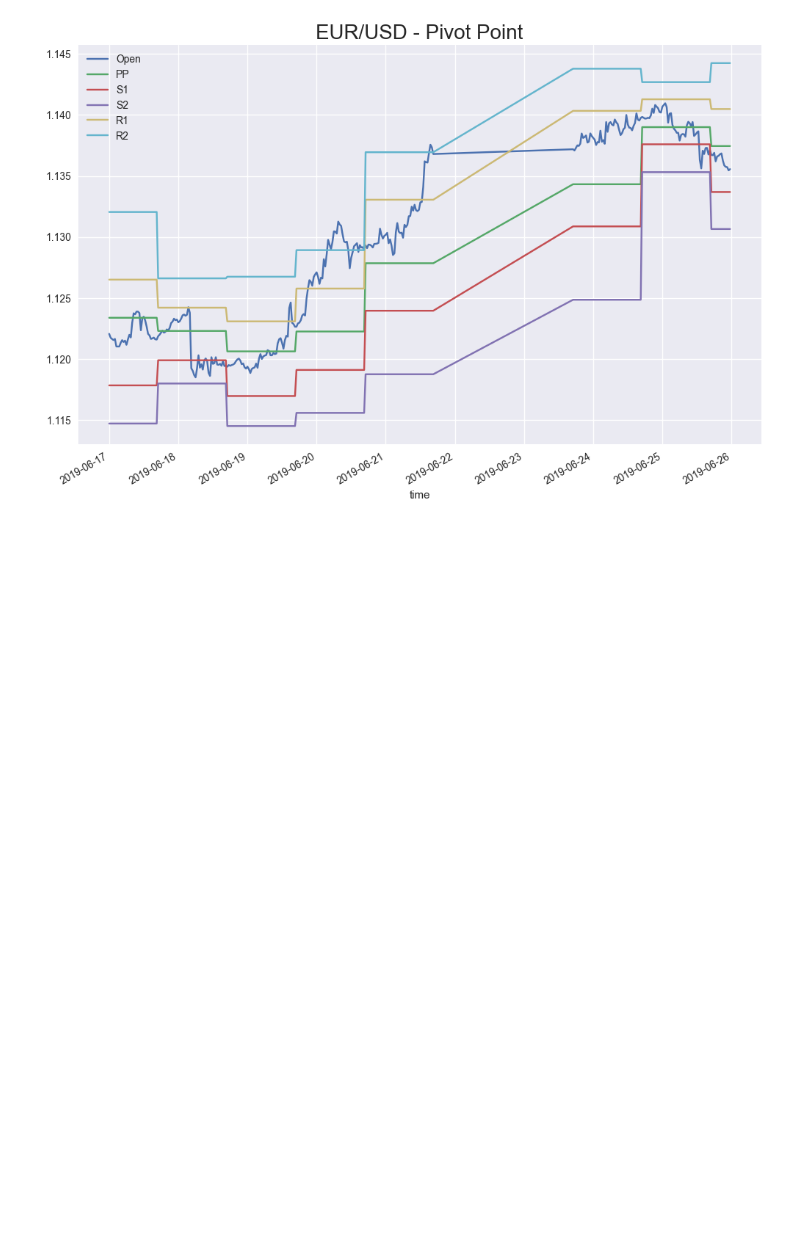
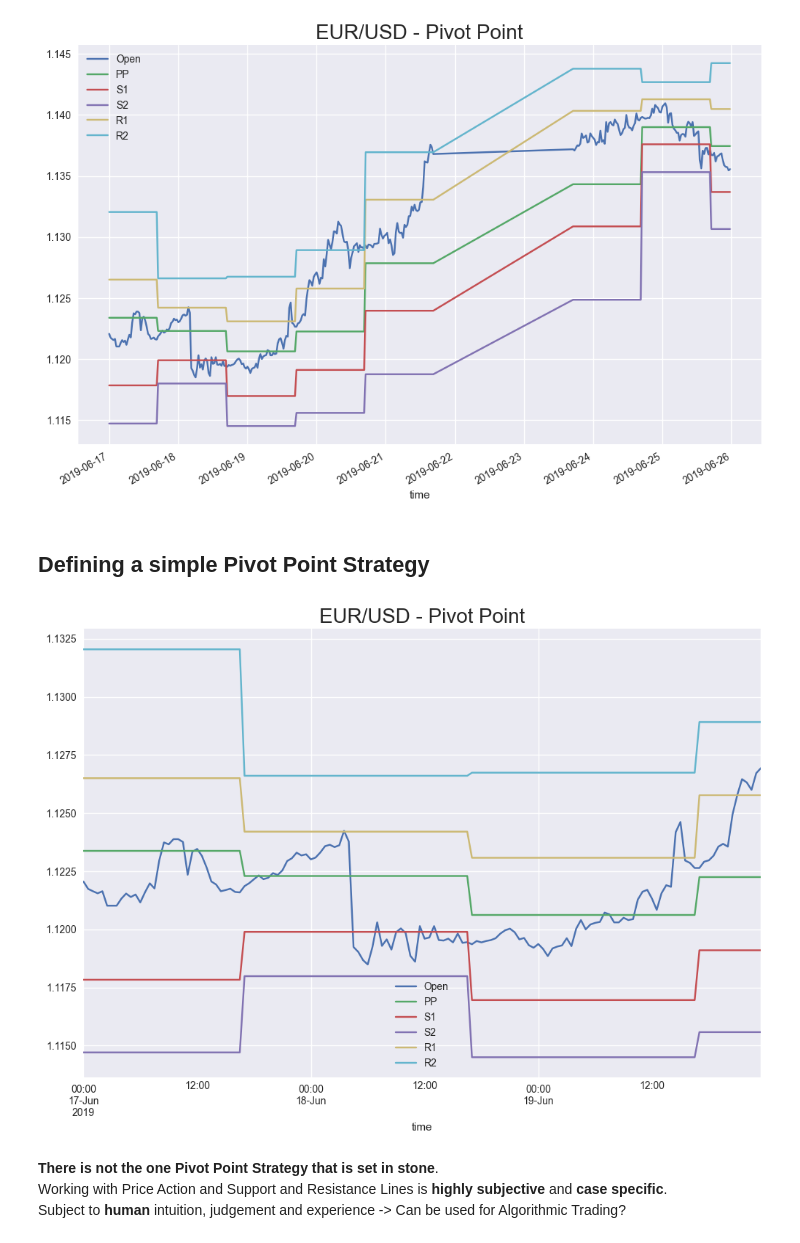
Before and after one commit to AvirukthGT/AlgoTrading, a Jupyter notebook: Pivot Point/pivot_point.ipynb, the cells around one changed output. Saved outputs shown, nothing was run; the diff lists cells and outputs as text; code cells hidden in the pictures; blank space fills up the shorter version.

Commit message:
Simple Strategy

```diff
--- a/Pivot Point/pivot_point.ipynb
+++ b/Pivot Point/pivot_point.ipynb
@@ -373,3 +373,15 @@ plt.title("EUR/USD - Pivot Point", fontsize = 20)
 plt.show()
 # %% [output]
 [figure]
+# %% [markdown]
+## Defining a simple Pivot Point Strategy
+# %%
+data.loc["2019-06-17":"2019-06-19", ["Open", "PP", "S1", "S2", "R1", "R2"]].plot(figsize = (12, 8))
+plt.title("EUR/USD - Pivot Point", fontsize = 20)
+plt.show()
+# %% [output]
+[figure, added]
+# %% [markdown]
+__There is not the one Pivot Point Strategy that is set in stone__. <br>
+Working with Price Action and Support and Resistance Lines is __highly subjective__ and __case specific__. <br>
+Subject to __human__ intuition, judgement and experience -> Can be used for Algorithmic Trading?
```
Also changed, not shown: parts of 8 cells of this notebook.
